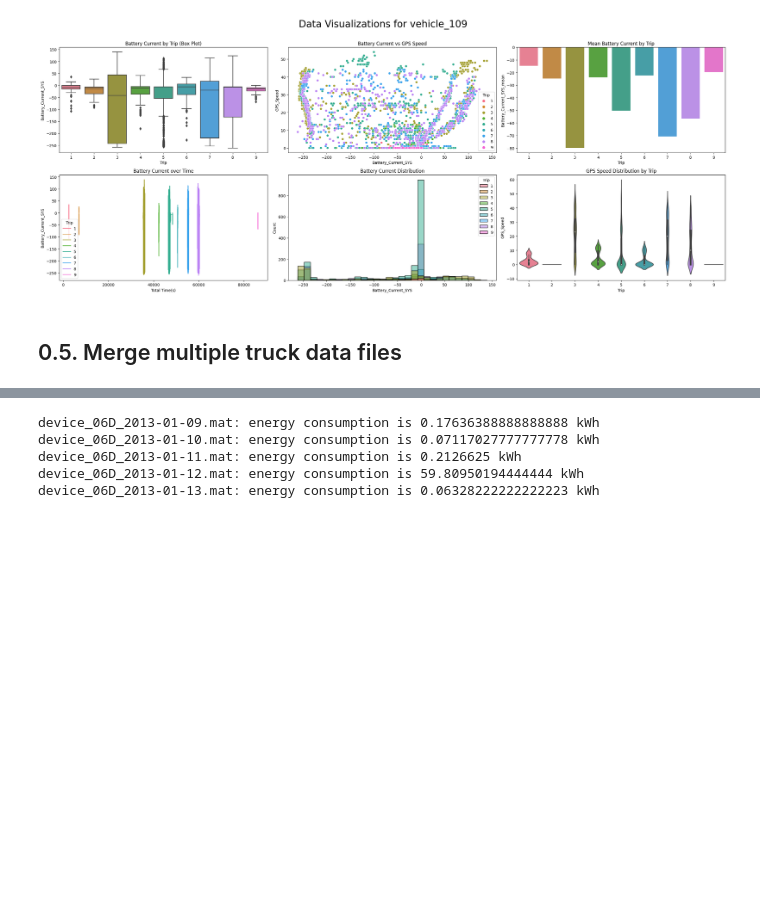
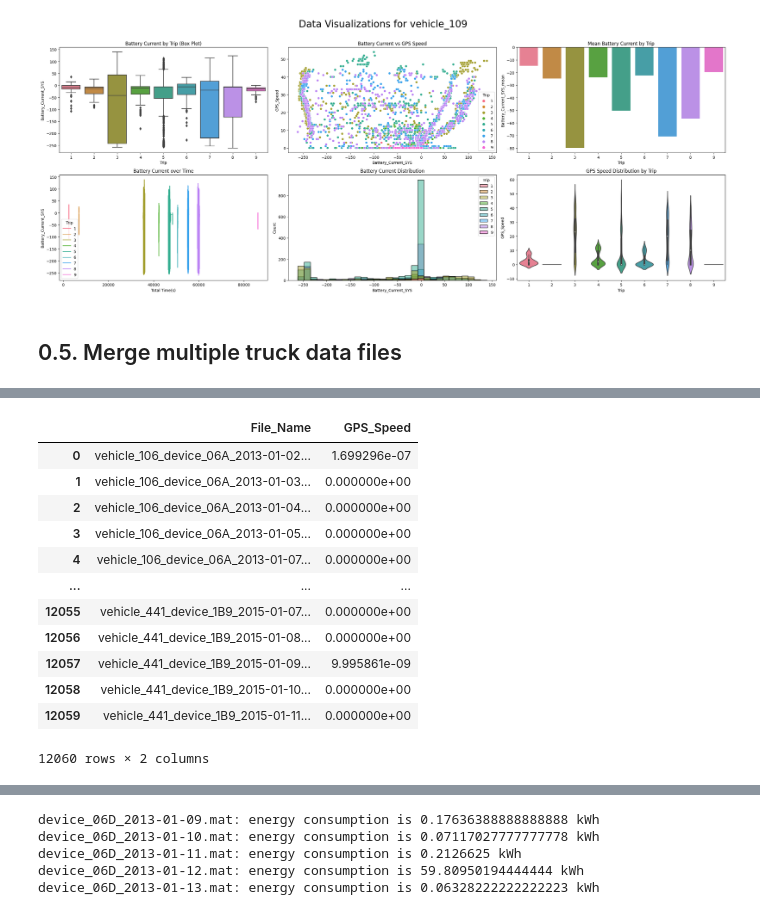
Before and after one commit to ydelipinar/Data_Based_Vehicle_Energy_Consumption_Modeling, a Jupyter notebook: ENS491_492_Project.ipynb, the cells around one changed output, grey strips where cells are left out. Drawn from its saved outputs; the diff is of its cells as text; code cells hidden in the pictures; blank space fills up the shorter version.

```diff
--- a/ENS491_492_Project.ipynb
+++ b/ENS491_492_Project.ipynb
@@ -444,0 +439,22 @@ df_temp[df_temp['GPS_Speed'] > 50]
+# %%
+def outlier_speed(x,y):
+    outlier_count = (x > 50).sum()
+    ratio = outlier_count / y
+    return ratio
+
+group_s = df_merged.groupby('File_Name', as_index=False)[['GPS_Speed']].apply(outlier_speed,df_merged.shape[0])
+group_s
+# %% [output]
+|  | File_Name | GPS_Speed |
+| 0 | vehicle_106_device_06A_2013-01-02... | 1.699296e-07 |
+| 1 | vehicle_106_device_06A_2013-01-03... | 0.000000e+00 |
+| 2 | vehicle_106_device_06A_2013-01-04... | 0.000000e+00 |
+| 3 | vehicle_106_device_06A_2013-01-05... | 0.000000e+00 |
+| 4 | vehicle_106_device_06A_2013-01-07... | 0.000000e+00 |
+| ... | ... | ... |
+| 12055 | vehicle_441_device_1B9_2015-01-07... | 0.000000e+00 |
+| 12056 | vehicle_441_device_1B9_2015-01-08... | 0.000000e+00 |
+| 12057 | vehicle_441_device_1B9_2015-01-09... | 9.995861e-09 |
+| 12058 | vehicle_441_device_1B9_2015-01-10... | 0.000000e+00 |
+| 12059 | vehicle_441_device_1B9_2015-01-11... | 0.000000e+00 |
+12060 rows × 2 columns
```
Also changed, not shown: parts of 18 cells of this notebook.
